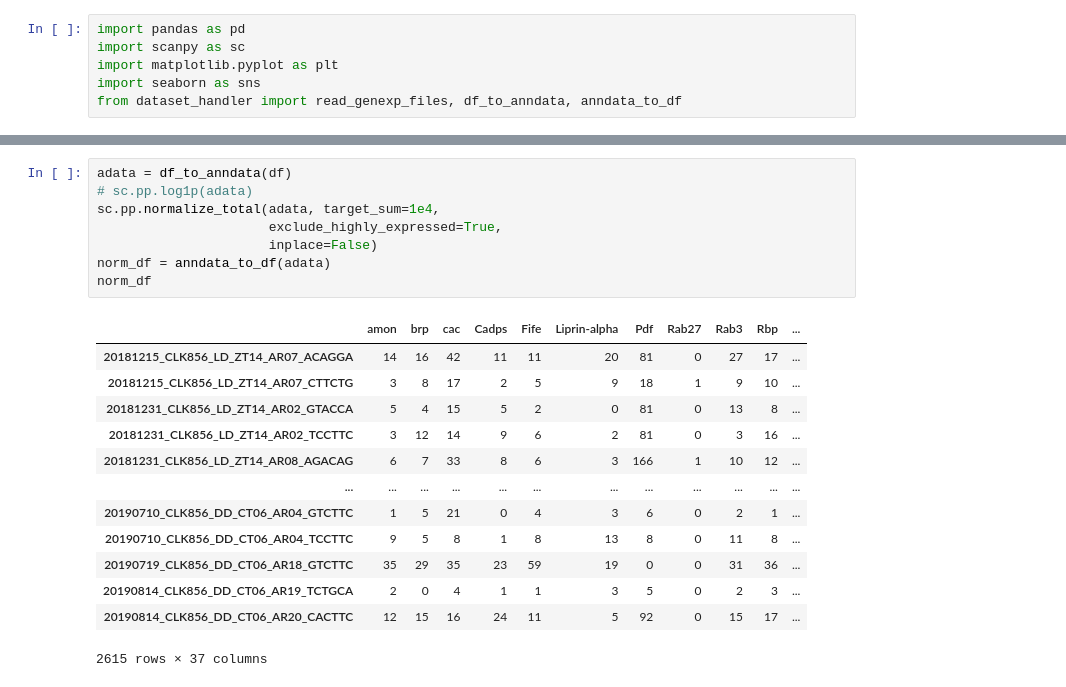
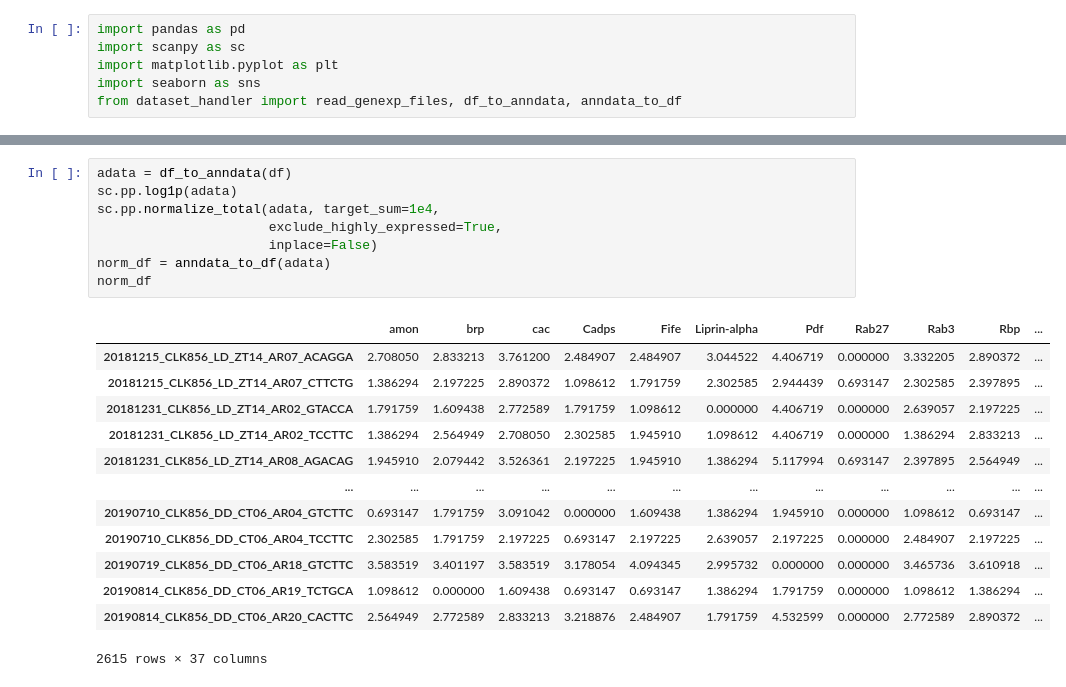
Before and after one commit to gonzagrau/circadian-drosophilia-viewer, a Jupyter notebook: test_heatmap.ipynb, the cells around one changed output, grey strips where cells are left out. Saved outputs shown, nothing was run; the diff lists cells and outputs as text.

```diff
--- a/test_heatmap.ipynb
+++ b/test_heatmap.ipynb
@@ -20,24 +33,24 @@ Going through files...
 # %%
 adata = df_to_anndata(df)
-# sc.pp.log1p(adata)
+sc.pp.log1p(adata)
 sc.pp.normalize_total(adata, target_sum=1e4,
                       exclude_highly_expressed=True,
                       inplace=False)
 norm_df = anndata_to_df(adata)
 norm_df
 # %% [output]
 |  | amon | brp | cac | Cadps | Fife | Liprin-alpha | Pdf | Rab27 | Rab3 | Rbp | ... |
-| 20181215_CLK856_LD_ZT14_AR07_ACAGGA | 14 | 16 | 42 | 11 | 11 | 20 | 81 | 0 | 27 | 17 | ... |
-| 20181215_CLK856_LD_ZT14_AR07_CTTCTG | 3 | 8 | 17 | 2 | 5 | 9 | 18 | 1 | 9 | 10 | ... |
-| 20181231_CLK856_LD_ZT14_AR02_GTACCA | 5 | 4 | 15 | 5 | 2 | 0 | 81 | 0 | 13 | 8 | ... |
-| 20181231_CLK856_LD_ZT14_AR02_TCCTTC | 3 | 12 | 14 | 9 | 6 | 2 | 81 | 0 | 3 | 16 | ... |
-| 20181231_CLK856_LD_ZT14_AR08_AGACAG | 6 | 7 | 33 | 8 | 6 | 3 | 166 | 1 | 10 | 12 | ... |
+| 20181215_CLK856_LD_ZT14_AR07_ACAGGA | 2.708050 | 2.833213 | 3.761200 | 2.484907 | 2.484907 | 3.044522 | 4.406719 | 0.000000 | 3.332205 | 2.890372 | ... |
+| 20181215_CLK856_LD_ZT14_AR07_CTTCTG | 1.386294 | 2.197225 | 2.890372 | 1.098612 | 1.791759 | 2.302585 | 2.944439 | 0.693147 | 2.302585 | 2.397895 | ... |
+| 20181231_CLK856_LD_ZT14_AR02_GTACCA | 1.791759 | 1.609438 | 2.772589 | 1.791759 | 1.098612 | 0.000000 | 4.406719 | 0.000000 | 2.639057 | 2.197225 | ... |
+| 20181231_CLK856_LD_ZT14_AR02_TCCTTC | 1.386294 | 2.564949 | 2.708050 | 2.302585 | 1.945910 | 1.098612 | 4.406719 | 0.000000 | 1.386294 | 2.833213 | ... |
+| 20181231_CLK856_LD_ZT14_AR08_AGACAG | 1.945910 | 2.079442 | 3.526361 | 2.197225 | 1.945910 | 1.386294 | 5.117994 | 0.693147 | 2.397895 | 2.564949 | ... |
 | ... | ... | ... | ... | ... | ... | ... | ... | ... | ... | ... | ... |
-| 20190710_CLK856_DD_CT06_AR04_GTCTTC | 1 | 5 | 21 | 0 | 4 | 3 | 6 | 0 | 2 | 1 | ... |
-| 20190710_CLK856_DD_CT06_AR04_TCCTTC | 9 | 5 | 8 | 1 | 8 | 13 | 8 | 0 | 11 | 8 | ... |
-| 20190719_CLK856_DD_CT06_AR18_GTCTTC | 35 | 29 | 35 | 23 | 59 | 19 | 0 | 0 | 31 | 36 | ... |
-| 20190814_CLK856_DD_CT06_AR19_TCTGCA | 2 | 0 | 4 | 1 | 1 | 3 | 5 | 0 | 2 | 3 | ... |
-| 20190814_CLK856_DD_CT06_AR20_CACTTC | 12 | 15 | 16 | 24 | 11 | 5 | 92 | 0 | 15 | 17 | ... |
+| 20190710_CLK856_DD_CT06_AR04_GTCTTC | 0.693147 | 1.791759 | 3.091042 | 0.000000 | 1.609438 | 1.386294 | 1.945910 | 0.000000 | 1.098612 | 0.693147 | ... |
+| 20190710_CLK856_DD_CT06_AR04_TCCTTC | 2.302585 | 1.791759 | 2.197225 | 0.693147 | 2.197225 | 2.639057 | 2.197225 | 0.000000 | 2.484907 | 2.197225 | ... |
+| 20190719_CLK856_DD_CT06_AR18_GTCTTC | 3.583519 | 3.401197 | 3.583519 | 3.178054 | 4.094345 | 2.995732 | 0.000000 | 0.000000 | 3.465736 | 3.610918 | ... |
+| 20190814_CLK856_DD_CT06_AR19_TCTGCA | 1.098612 | 0.000000 | 1.609438 | 0.693147 | 0.693147 | 1.386294 | 1.791759 | 0.000000 | 1.098612 | 1.386294 | ... |
+| 20190814_CLK856_DD_CT06_AR20_CACTTC | 2.564949 | 2.772589 | 2.833213 | 3.218876 | 2.484907 | 1.791759 | 4.532599 | 0.000000 | 2.772589 | 2.890372 | ... |
 2615 rows × 37 columns
 # %%
 LNV_df = norm_df[(norm_df['Idents'] == '2:s_LNv') & (norm_df['time'] == 'ZT14')]
```
Also changed, not shown: parts of 3 cells of this notebook, 3 other files.
